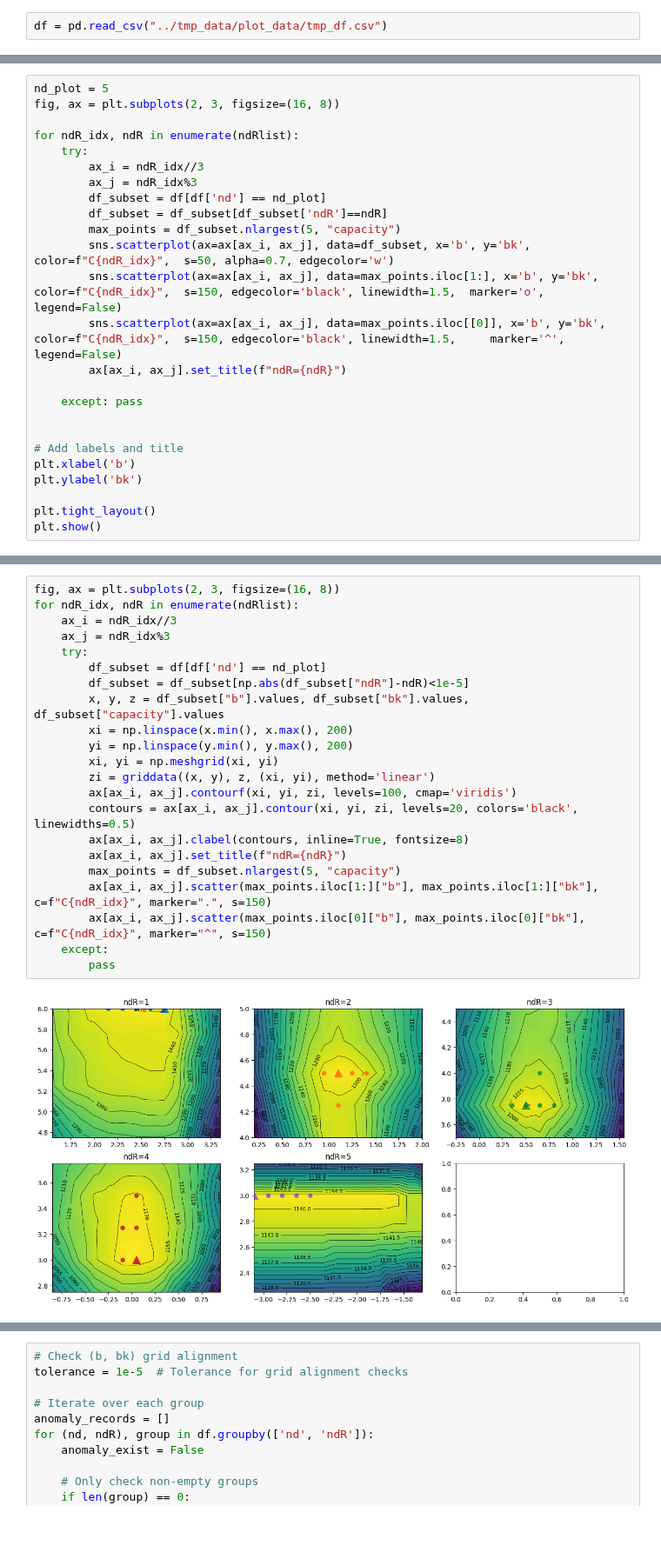
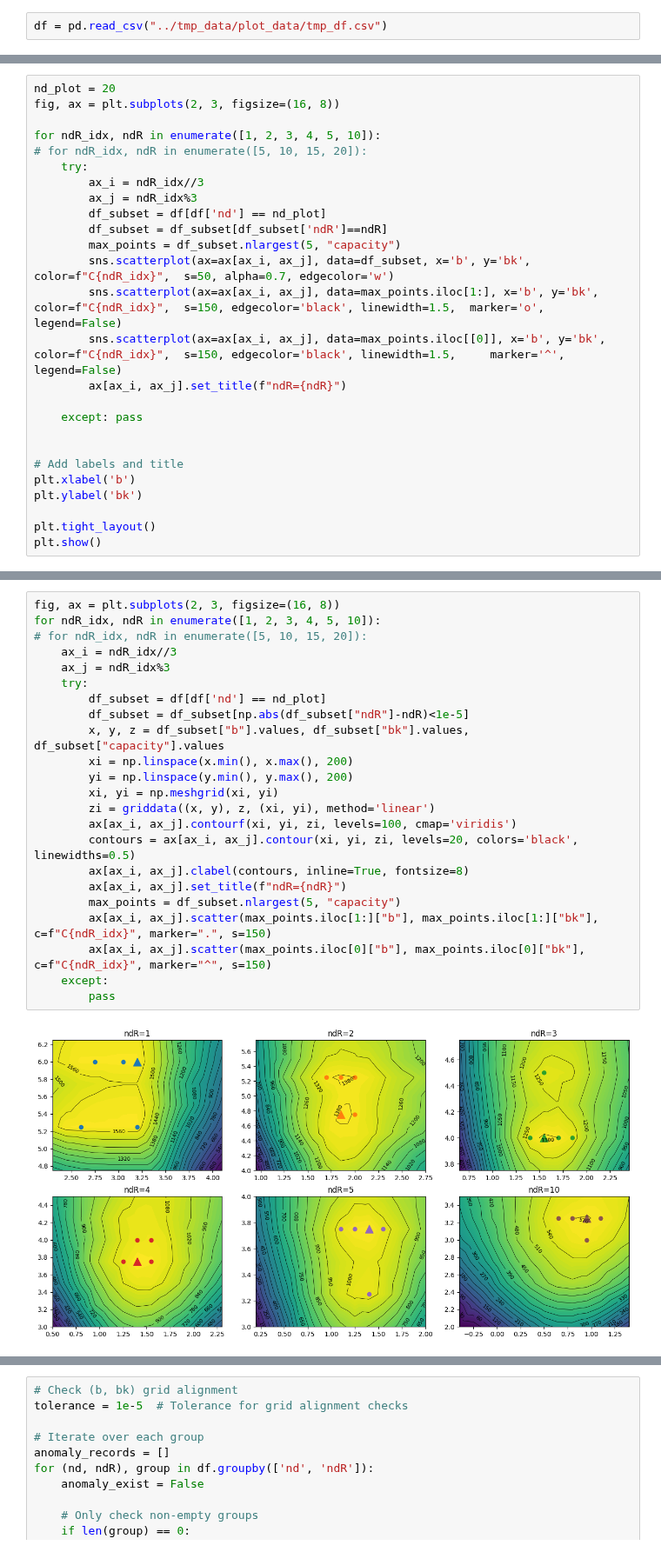
Before and after one commit to Cai-Fangxu/dendrite_familiarity_detection, a Jupyter notebook: b_bk_grid_search/process_df.ipynb, the cells around one changed output, grey strips where cells are left out. Shown at 87% size. Cells and saved outputs as stored; diff of their text form; blank space fills up the shorter version.

```diff
--- a/b_bk_grid_search/process_df.ipynb
+++ b/b_bk_grid_search/process_df.ipynb
@@ -27,8 +27,9 @@ max_df.to_csv("../tmp_data/plot_data/max_points_df_tmp.csv", index=False)
 # %%
-nd_plot = 5
+nd_plot = 20
 fig, ax = plt.subplots(2, 3, figsize=(16, 8))
 
-for ndR_idx, ndR in enumerate(ndRlist):
+for ndR_idx, ndR in enumerate([1, 2, 3, 4, 5, 10]):
+# for ndR_idx, ndR in enumerate([5, 10, 15, 20]):
     try:
         ax_i = ndR_idx//3
         ax_j = ndR_idx%3
@@ -54,27 +55,28 @@ plt.show()
 # %%
 fig, ax = plt.subplots(2, 3, figsize=(16, 8))
-for ndR_idx, ndR in enumerate(ndRlist):
+for ndR_idx, ndR in enumerate([1, 2, 3, 4, 5, 10]):
+# for ndR_idx, ndR in enumerate([5, 10, 15, 20]):
     ax_i = ndR_idx//3
     ax_j = ndR_idx%3
     try:
         df_subset = df[df['nd'] == nd_plot]
         df_subset = df_subset[np.abs(df_subset["ndR"]-ndR)<1e-5]
         x, y, z = df_subset["b"].values, df_subset["bk"].values, df_subset["capacity"].values
         xi = np.linspace(x.min(), x.max(), 200)
         yi = np.linspace(y.min(), y.max(), 200)
         xi, yi = np.meshgrid(xi, yi)
         zi = griddata((x, y), z, (xi, yi), method='linear')
         ax[ax_i, ax_j].contourf(xi, yi, zi, levels=100, cmap='viridis')
         contours = ax[ax_i, ax_j].contour(xi, yi, zi, levels=20, colors='black', linewidths=0.5)
         ax[ax_i, ax_j].clabel(contours, inline=True, fontsize=8)
         ax[ax_i, ax_j].set_title(f"ndR={ndR}")
         max_points = df_subset.nlargest(5, "capacity")
         ax[ax_i, ax_j].scatter(max_points.iloc[1:]["b"], max_points.iloc[1:]["bk"], c=f"C{ndR_idx}", marker=".", s=150)
         ax[ax_i, ax_j].scatter(max_points.iloc[0]["b"], max_points.iloc[0]["bk"], c=f"C{ndR_idx}", marker="^", s=150)
     except:
         pass
 # %% [output]
-[figure, old version]
+[figure, new version]
 # %%
 # Create the plot
 plt.figure(figsize=(8, 6))
```
Also changed, not shown: parts of 11 cells of this notebook, 6 other files.
